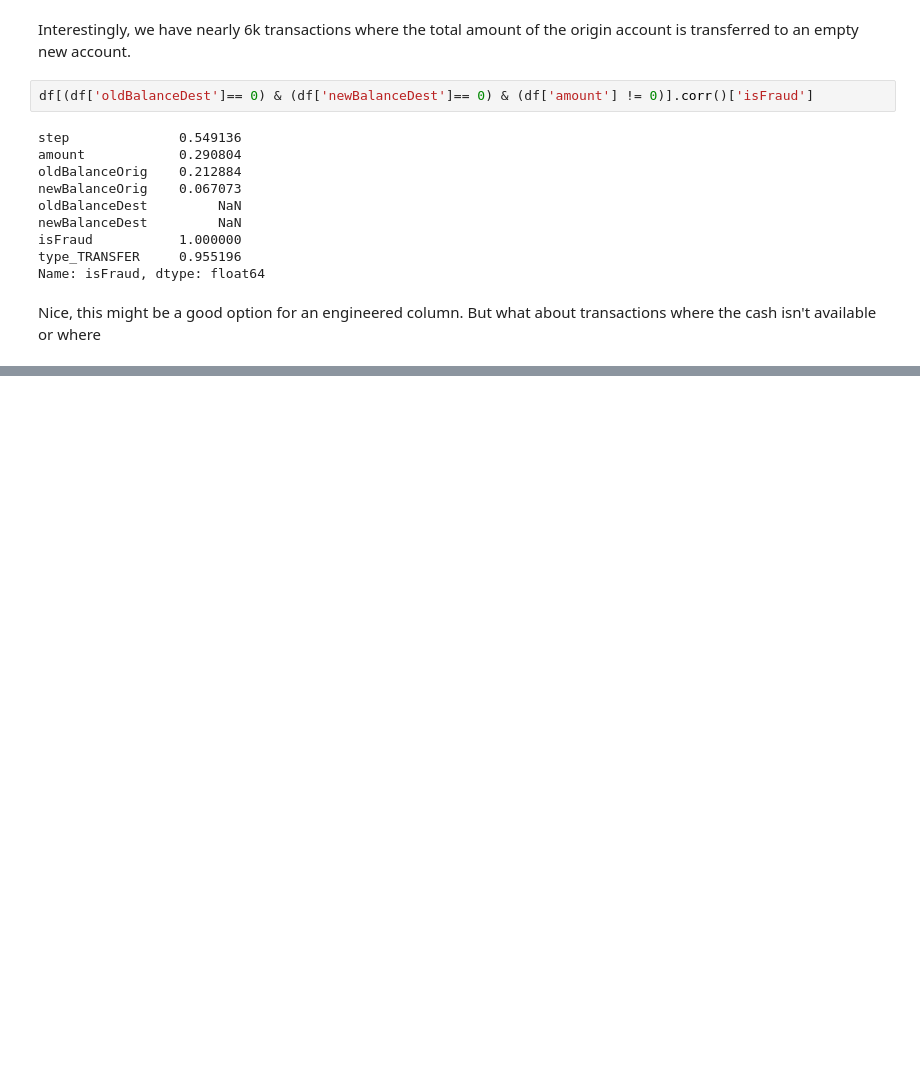
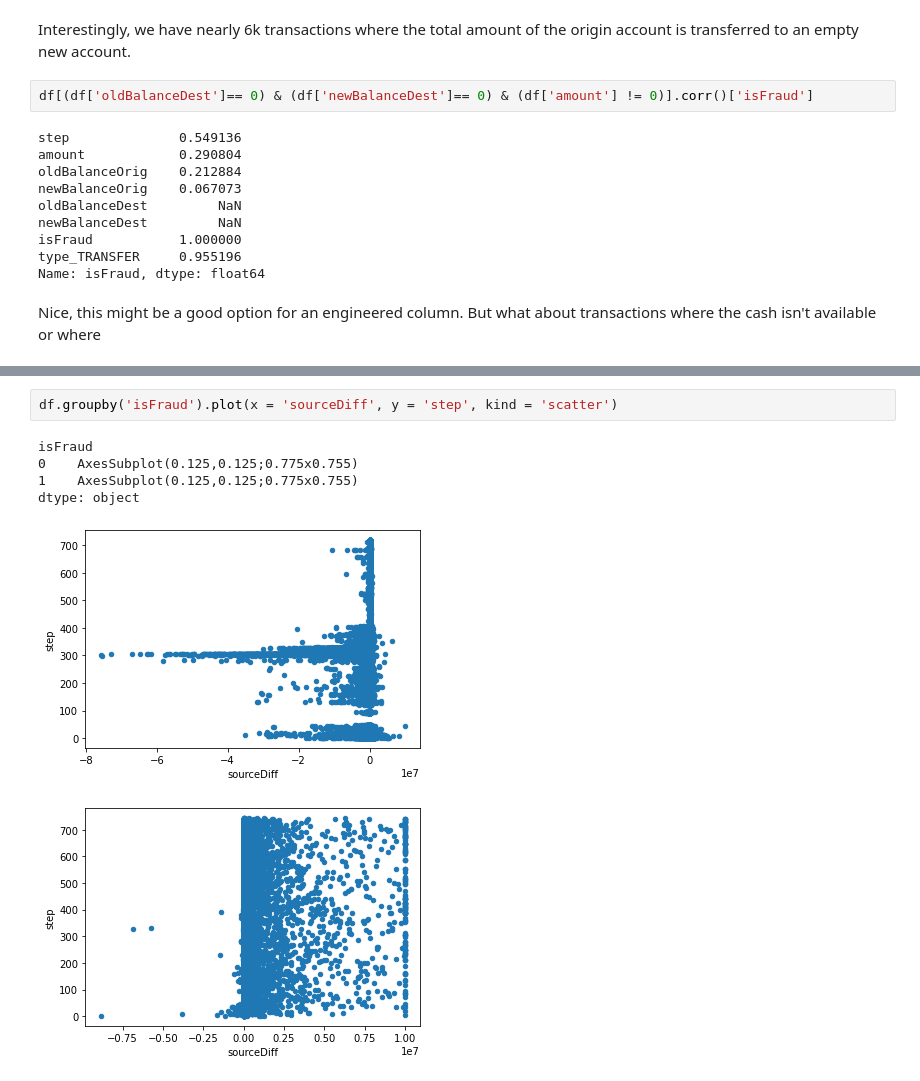
Before and after one commit to kduane/fake_fraud, a Jupyter notebook: eda.ipynb, the cells around one changed output, grey strips where cells are left out. Saved outputs shown, nothing was run; the diff lists cells and outputs as text; blank space fills up the shorter version.

```diff
--- a/eda.ipynb
+++ b/eda.ipynb
@@ -299,0 +310,9 @@ Nice, this might be a good option for an engineered column.  But what about tran
+# %%
+df.groupby('isFraud').plot(x = 'sourceDiff', y = 'step', kind = 'scatter')
+# %% [output]
+isFraud
+0    AxesSubplot(0.125,0.125;0.775x0.755)
+1    AxesSubplot(0.125,0.125;0.775x0.755)
+dtype: object
+[figure, added]
+[figure, added]
```
Also changed, not shown: parts of 10 cells of this notebook, 2 other files.
